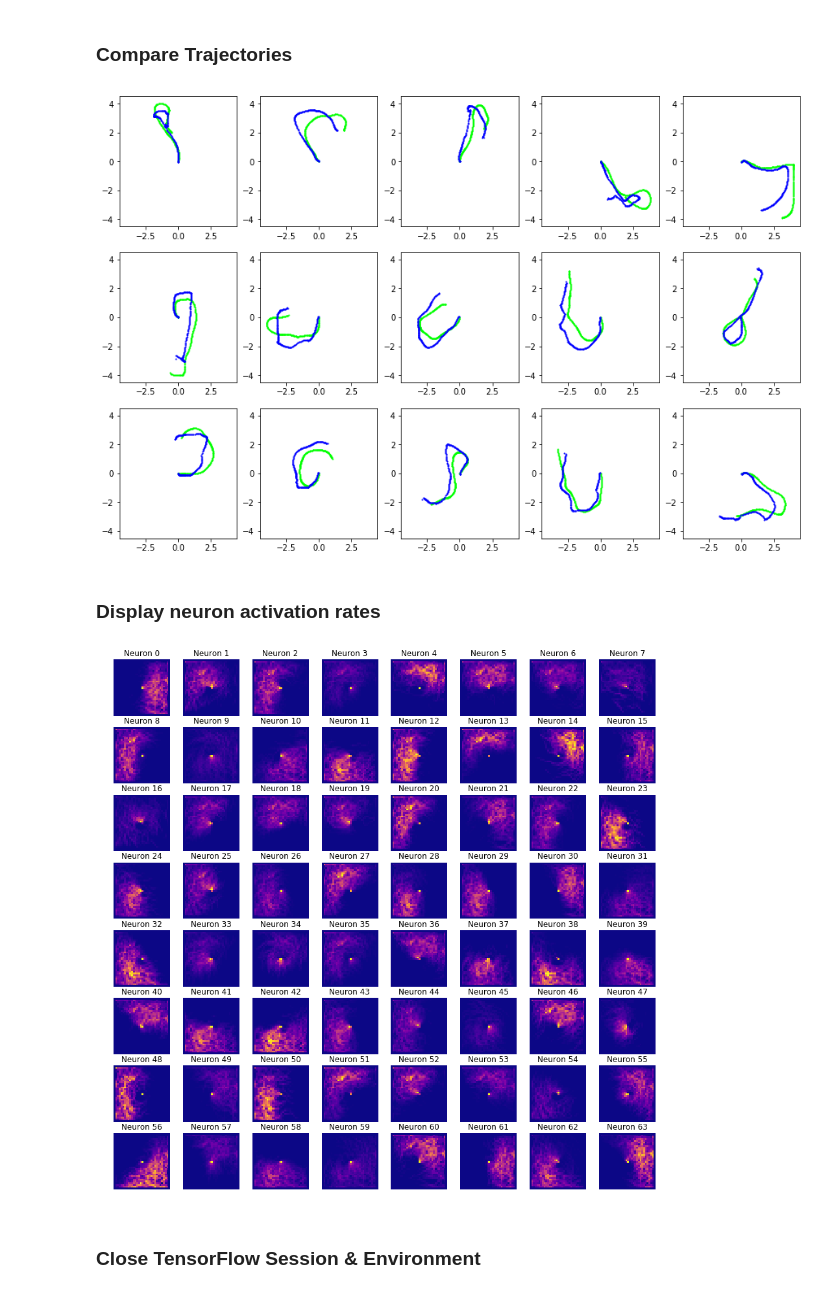
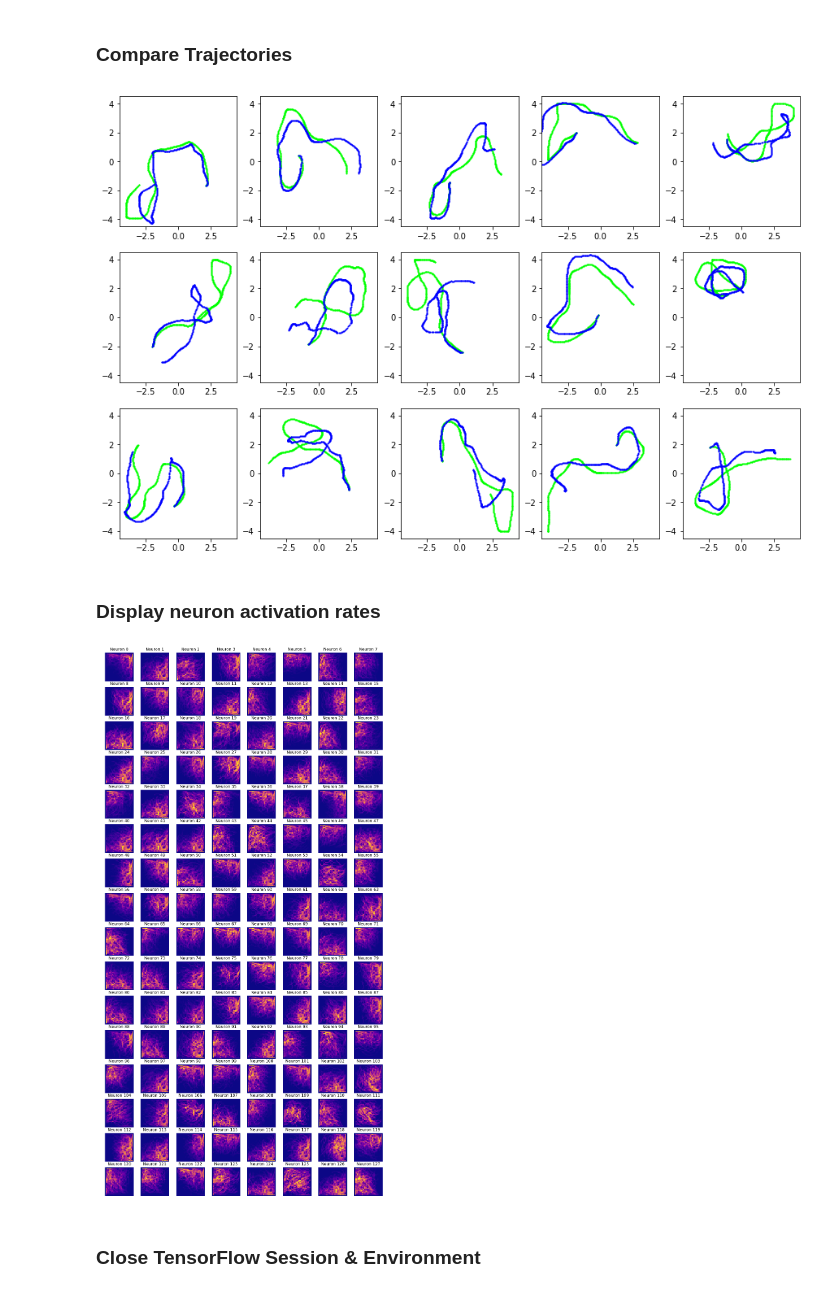
Before and after one commit to Unity-Technologies/rat-rnn, a Jupyter notebook: Rat.ipynb, the cells around one changed output. Drawn from its saved outputs; the diff is of its cells as text; code cells hidden in the pictures.

Commit message:
Rat.ipynb: 400 steps per episode, 128 hidden neurons, L2 loss = 0.1

```diff
--- a/Rat.ipynb
+++ b/Rat.ipynb
@@ -17,9 +17,9 @@ from unityagents import UnityEnvironment
 # %%
 learning_rate = 1e-4
 l2_regularization = 0.1
-hidden_units = 64
+hidden_units = 128
 train_steps = 2000
-ep_length = 200
+ep_length = 400
 sim_steps = 50000
 batch_size = 8
 
@@ -152,3 +163,26 @@ sess = tf.InteractiveSession()
 saver = tf.train.Saver()
 # %% [markdown]
 ### Train Network
+# %%
+losses = []
+init = tf.global_variables_initializer()
+sess.run(init)
+print(ep_length, sim_steps/ep_length)
+
+# center training data
+input_Y = np.copy(input_y)
+for i in range(sim_steps//ep_length):
+    pointer = i
+    input_Y[pointer*ep_length:(pointer+1)*ep_length] -= input_Y[pointer*ep_length]
+
+# debug viz
+plt.figure(figsize=(15,10))
+for i in range(15):
+    pointer = i
+    batch_y = input_Y[pointer*ep_length:(pointer+1)*ep_length]
+
+    plt.subplot(3, 5, 1 + i)
+    plt.scatter(batch_y[:,0], batch_y[:, 1], s=1, c=[0,1,0,1])
+    plt.ylim(-4.5, 4.5)
+    plt.xlim(-4.5, 4.5)
+plt.show()
@@ -155,11 +192,9 @@ saver = tf.train.Saver()
 # %%
-losses = []
-init = tf.global_variables_initializer()
-sess.run(init)
 for i in range(train_steps):
-    pointer = np.random.randint(0, sim_steps/ep_length / batch_size)
-    batch_x = input_x[pointer*ep_length*batch_size:(pointer+1)*ep_length*batch_size]
-    batch_y = input_y[pointer*ep_length*batch_size:(pointer+1)*ep_length*batch_size]
+    pointer = np.random.randint(0, sim_steps/ep_length - batch_size)
+    batch_x = input_x[pointer*ep_length:(pointer+batch_size)*ep_length]
+    batch_y = input_Y[pointer*ep_length:(pointer+batch_size)*ep_length]
+
     feed_dict = {rat_rnn.x: np.reshape(batch_x, [-1,3]), rat_rnn.y: np.reshape(batch_y, [-1, 2]),
                  rat_rnn.train_length: [ep_length], rat_rnn.batch_size: [batch_size]}
     loss, _ = sess.run([rat_rnn.loss, rat_rnn.update], feed_dict=feed_dict)
@@ -219,7 +254,7 @@ for i in range(15):
     batch_y = input_y[pointer*ep_length:(pointer+1)*ep_length]
     feed_dict = {rat_rnn.x: np.reshape(batch_x, [-1,3]),
                  rat_rnn.train_length: [ep_length], rat_rnn.batch_size: [1]}
-    yp = sess.run(rat_rnn.y_pred, feed_dict=feed_dict)
+    yp = sess.run(rat_rnn.y_pred, feed_dict=feed_dict) + batch_y[0]
 
     # Real - Green | Predicted - Blue
     plt.subplot(3, 5, 1 + i)
@@ -229,7 +264,7 @@ for i in range(15):
     plt.xlim(-4.5, 4.5)
 plt.show()
 # %% [output]
-[figure, old version]
+[figure, new version]
 # %% [markdown]
 ### Display neuron activation rates
 # %%
@@ -251,16 +286,16 @@ for i in range(len(input_x)//ep_length):
             y = (batch_y[j][1] + maze_extents)/(maze_extents*2) * resolution
             rate[h, int(x), int(y)] += act[j, h]
 # %%
-plt.figure(figsize=(15,15))
+plt.figure(figsize=(15,30))
 for h in range(hidden_units):
-    plt.subplot(8, 8, 1 + h)
+    plt.subplot(hidden_units//8, 8, 1 + h)
     plt.title('Neuron ' + str(h))
     plt.imshow(rate[h,:,:] / np.max(rate[h,:,:]), interpolation="nearest", cmap="plasma")
     plt.axis('off')
 
 plt.show()
 # %% [output]
-[figure, old version]
+[figure, new version]
 # %% [markdown]
 ### Close TensorFlow Session & Environment
 # %%
```
Also changed, not shown: parts of 8 cells of this notebook.
